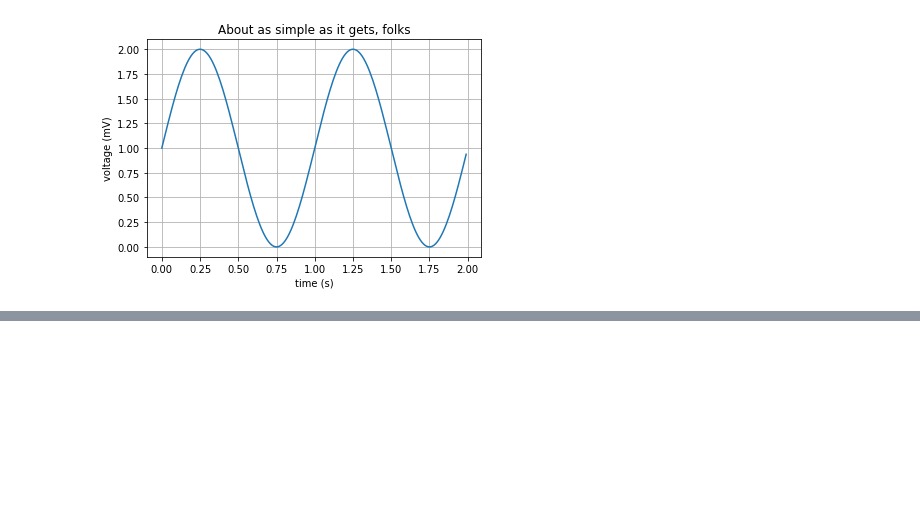
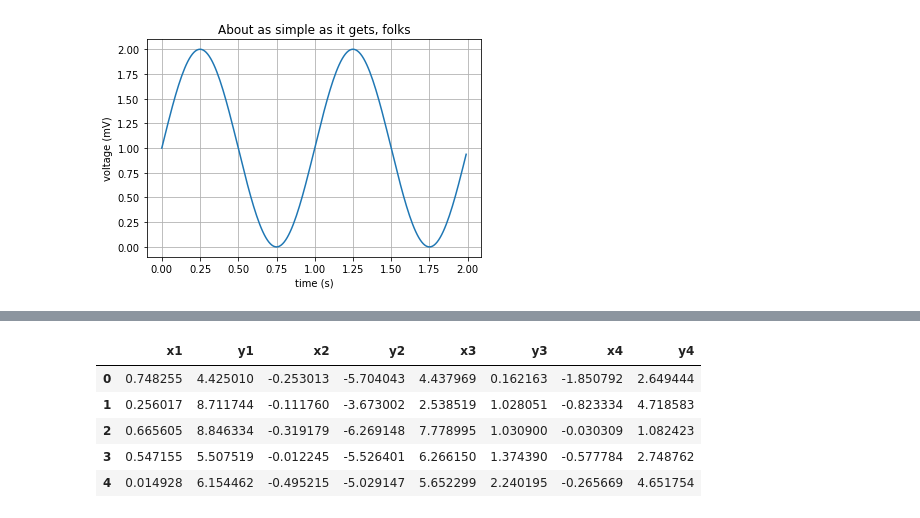
Before and after one commit to aamirkhan34/visual-analytics-assignments, a Jupyter notebook: assignments/assignment3/a_playground.ipynb, the cells around one changed output, grey strips where cells are left out. Saved outputs shown, nothing was run; the diff lists cells and outputs as text; code cells hidden in the pictures; blank space fills up the shorter version.

```diff
--- a/assignments/assignment3/a_playground.ipynb
+++ b/assignments/assignment3/a_playground.ipynb
@@ -90,0 +160,10 @@ plt.show()
+# %%
+df_last = pd.DataFrame(dict(x1=np.random.rand(50) * np.random.randint(-10, 10), y1=np.random.rand(50) * np.random.randint(-10, 10), x2=np.random.rand(50) * np.random.randint(-10, 10), y2=np.random.rand(50) * np.random.randint(-10, 10),                     x3=np.random.rand(50) * np.random.randint(-10, 10), y3=np.random.rand(50) * np.random.randint(-10, 10),                     x4=np.random.rand(50) * np.random.randint(-10, 10), y4=np.random.rand(50) * np.random.randint(-10, 10)))
+df_last.head()
+# %% [output]
+|  | x1 | y1 | x2 | y2 | x3 | y3 | x4 | y4 |
+| 0 | 0.748255 | 4.425010 | -0.253013 | -5.704043 | 4.437969 | 0.162163 | -1.850792 | 2.649444 |
+| 1 | 0.256017 | 8.711744 | -0.111760 | -3.673002 | 2.538519 | 1.028051 | -0.823334 | 4.718583 |
+| 2 | 0.665605 | 8.846334 | -0.319179 | -6.269148 | 7.778995 | 1.030900 | -0.030309 | 1.082423 |
+| 3 | 0.547155 | 5.507519 | -0.012245 | -5.526401 | 6.266150 | 1.374390 | -0.577784 | 2.748762 |
+| 4 | 0.014928 | 6.154462 | -0.495215 | -5.029147 | 5.652299 | 2.240195 | -0.265669 | 4.651754 |
```
Also changed, not shown: parts of 22 cells of this notebook, 2 other files.
